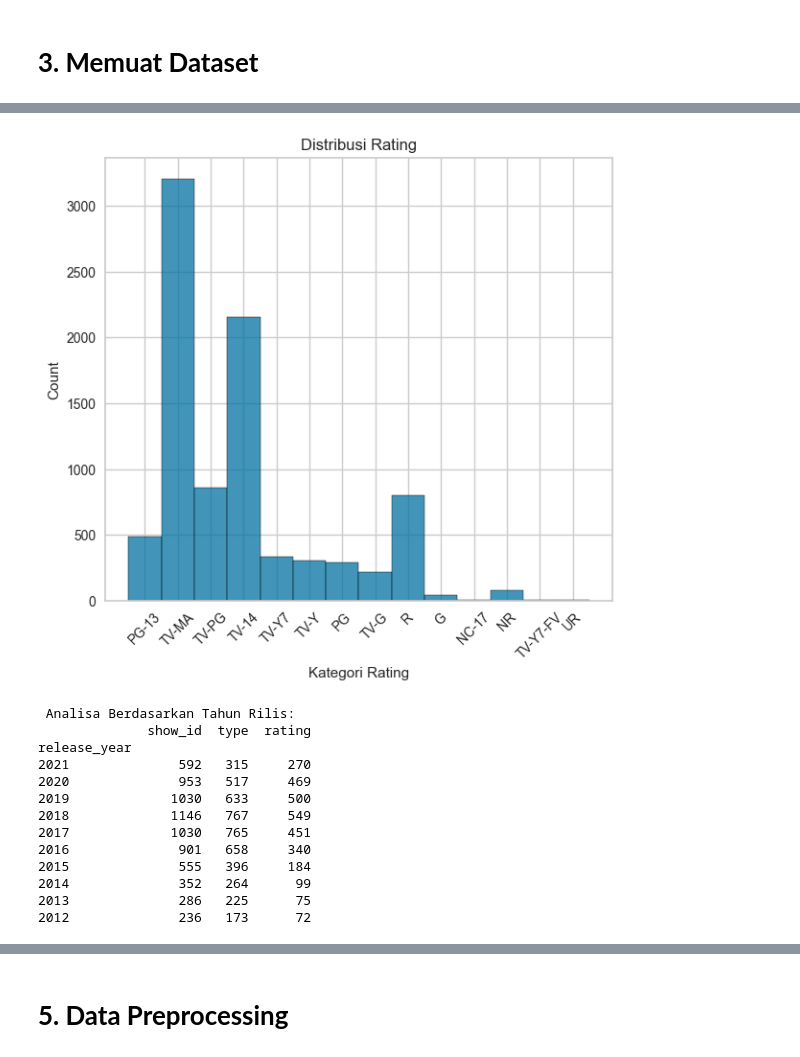
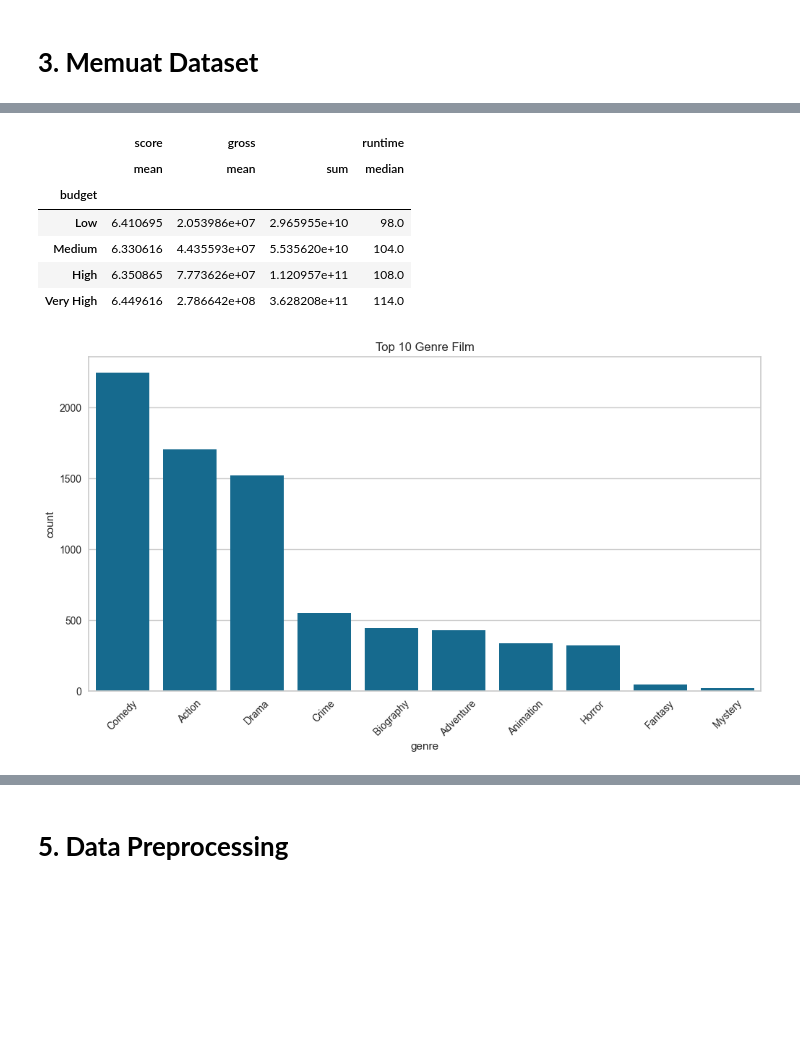
Before and after one commit to ikrar557/mlp-dicoding, a Jupyter notebook: [Clustering] Submission Akhir BMLP_Ikrar.ipynb, the cells around one changed output, grey strips where cells are left out. Cells and saved outputs as stored; diff of their text form; code cells hidden in the pictures; blank space fills up the shorter version.

```diff
--- a/[Clustering] Submission Akhir BMLP_Ikrar.ipynb
+++ b/[Clustering] Submission Akhir BMLP_Ikrar.ipynb
@@ -46,5 +46,5 @@ Jika dataset berada di Google Drive, pastikan Anda menghubungkan Google Drive ke
 # %%
-df = pd.read_csv("netflix_data_inisiasi.csv")
+df = pd.read_csv("movies_inisiasi.csv")
 # %%
 df.head()
 # %% [output]
@@ -266,35 +214,26 @@ UR              3     3   1999.333333
+# %%
+budget_agg = (df.groupby(pd.qcut(df['budget'],
+                               q=4,
+                               labels=['Low', 'Medium', 'High', 'Very High']))
+              .agg({
+                  'score': 'mean',
+                  'gross': ['mean', 'sum'],
+                  'runtime': 'median'
+              }))
+budget_agg.head()
+# %% [output]
+|  | score | gross |  | runtime |
+|  | mean | mean | sum | median |
+| budget |  |  |  |  |
+| Low | 6.410695 | 2.053986e+07 | 2.965955e+10 | 98.0 |
+| Medium | 6.330616 | 4.435593e+07 | 5.535620e+10 | 104.0 |
+| High | 6.350865 | 7.773626e+07 | 1.120957e+11 | 108.0 |
+| Very High | 6.449616 | 2.786642e+08 | 3.628208e+11 | 114.0 |
 # %%
-plt.figure(figsize=(15, 6))
-
-plt.subplot(1, 2, 1)
-sns.histplot(data=df, x='rating', discrete=True)
-plt.title('Distribusi Rating', fontsize=12)
+plt.figure(figsize=(12,6))
+sns.countplot(data=df, x='genre', order=df['genre'].value_counts().index[:10])
+plt.title('Top 10 Genre Film')
 plt.xticks(rotation=45)
-plt.xlabel('Kategori Rating')
-plt.ylabel('Count')
-
 plt.show()
 # %% [output]
-[figure, old version]
+[figure, new version]
-# %%
-year_analysis = df.groupby('release_year').agg({
-    'show_id': 'count',
-    'type': lambda x: x.value_counts().head(1),
-    'rating': lambda x: x.value_counts().head(1)
-}).sort_values('release_year', ascending=False)
-print("\n Analisa Berdasarkan Tahun Rilis:")
-print(year_analysis.head(10))
-# %% [output]
- Analisa Berdasarkan Tahun Rilis:
-              show_id  type  rating
-release_year
-2021              592   315     270
-2020              953   517     469
-2019             1030   633     500
-2018             1146   767     549
-2017             1030   765     451
-2016              901   658     340
-2015              555   396     184
-2014              352   264      99
-2013              286   225      75
-2012              236   173      72
```
Also changed, not shown: parts of 101 cells of this notebook, 5 other files.
